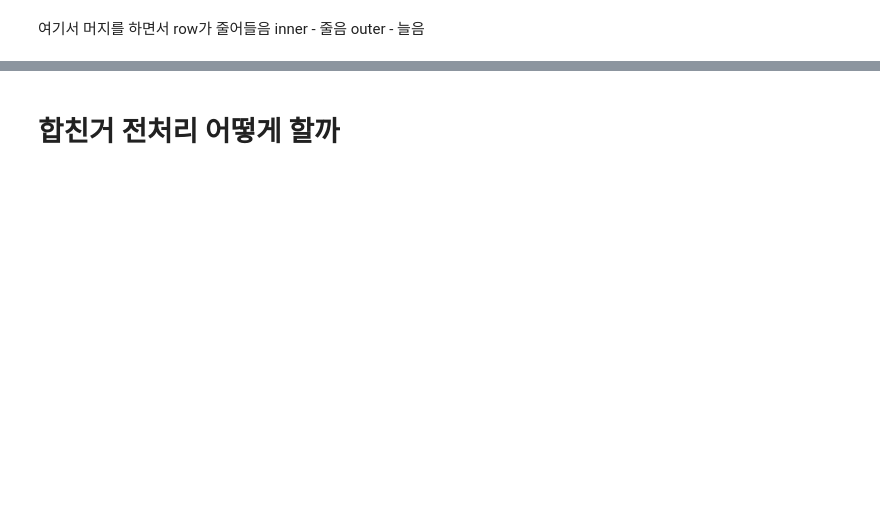
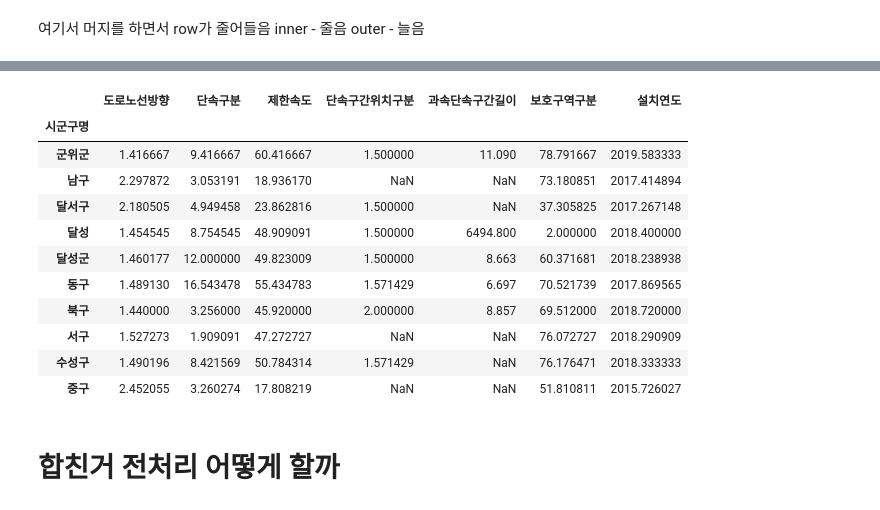
Before and after one commit to pmz-q/est_wassup_01, a Jupyter notebook: examination/kunsu/TestFs.ipynb, the cells around one changed output, grey strips where cells are left out. Cells and saved outputs as stored; diff of their text form; code cells hidden in the pictures; blank space fills up the shorter version.

```diff
--- a/examination/kunsu/TestFs.ipynb
+++ b/examination/kunsu/TestFs.ipynb
@@ -233,3 +274,21 @@ X_df
+# %%
+cctv.drop(['무인교통단속카메라관리번호', '시도명', '도로종류', '도로노선번호', '도로노선명', '소재지도로명주소', '소재지지번주소', '위도', '경도', '설치장소'], axis=1, inplace=True)
+# %%
+c1 = cctv.groupby('시군구명').mean()
+c1
+# %% [output]
+|  | 도로노선방향 | 단속구분 | 제한속도 | 단속구간위치구분 | 과속단속구간길이 | 보호구역구분 | 설치연도 |
+| 시군구명 |  |  |  |  |  |  |  |
+| 군위군 | 1.416667 | 9.416667 | 60.416667 | 1.500000 | 11.090 | 78.791667 | 2019.583333 |
+| 남구 | 2.297872 | 3.053191 | 18.936170 | NaN | NaN | 73.180851 | 2017.414894 |
+| 달서구 | 2.180505 | 4.949458 | 23.862816 | 1.500000 | NaN | 37.305825 | 2017.267148 |
+| 달성 | 1.454545 | 8.754545 | 48.909091 | 1.500000 | 6494.800 | 2.000000 | 2018.400000 |
+| 달성군 | 1.460177 | 12.000000 | 49.823009 | 1.500000 | 8.663 | 60.371681 | 2018.238938 |
+| 동구 | 1.489130 | 16.543478 | 55.434783 | 1.571429 | 6.697 | 70.521739 | 2017.869565 |
+| 북구 | 1.440000 | 3.256000 | 45.920000 | 2.000000 | 8.857 | 69.512000 | 2018.720000 |
+| 서구 | 1.527273 | 1.909091 | 47.272727 | NaN | NaN | 76.072727 | 2018.290909 |
+| 수성구 | 1.490196 | 8.421569 | 50.784314 | 1.571429 | NaN | 76.176471 | 2018.333333 |
+| 중구 | 2.452055 | 3.260274 | 17.808219 | NaN | NaN | 51.810811 | 2015.726027 |
 # %% [markdown]
 # 합친거 전처리 어떻게 할까
 # %%
```
Also changed, not shown: parts of 37 cells of this notebook.
